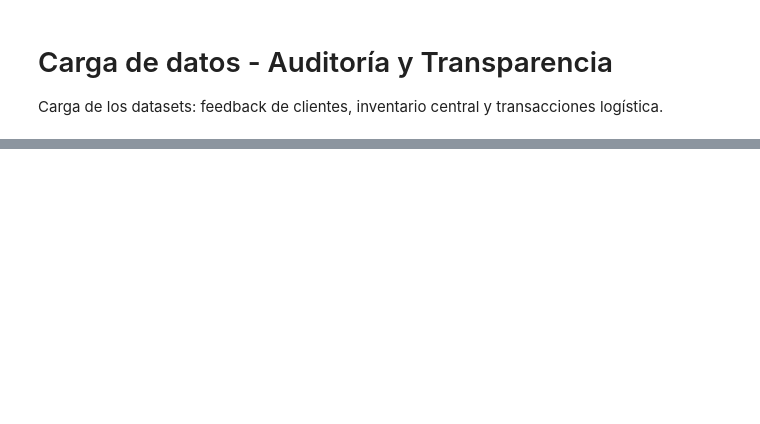
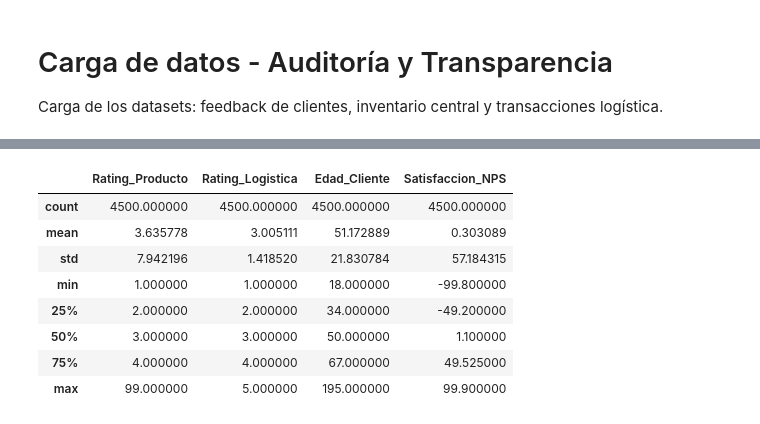
Before and after one commit to carlosmunoz97/protocolo-calidad-consultores-senior, a Jupyter notebook: auditoriaytransparencia.ipynb, the cells around one changed output, grey strips where cells are left out. Saved outputs shown, nothing was run; the diff lists cells and outputs as text; code cells hidden in the pictures; blank space fills up the shorter version.

```diff
--- a/auditoriaytransparencia.ipynb
+++ b/auditoriaytransparencia.ipynb
@@ -202,0 +46,12 @@ Primeras 20 muestras:
+# %%
+fb.describe()
+# %% [output]
+|  | Rating_Producto | Rating_Logistica | Edad_Cliente | Satisfaccion_NPS |
+| count | 4500.000000 | 4500.000000 | 4500.000000 | 4500.000000 |
+| mean | 3.635778 | 3.005111 | 51.172889 | 0.303089 |
+| std | 7.942196 | 1.418520 | 21.830784 | 57.184315 |
+| min | 1.000000 | 1.000000 | 18.000000 | -99.800000 |
+| 25% | 2.000000 | 2.000000 | 34.000000 | -49.200000 |
+| 50% | 3.000000 | 3.000000 | 50.000000 | 1.100000 |
+| 75% | 4.000000 | 4.000000 | 67.000000 | 49.525000 |
+| max | 99.000000 | 5.000000 | 195.000000 | 99.900000 |
```
Also changed, not shown: parts of 18 cells of this notebook.
